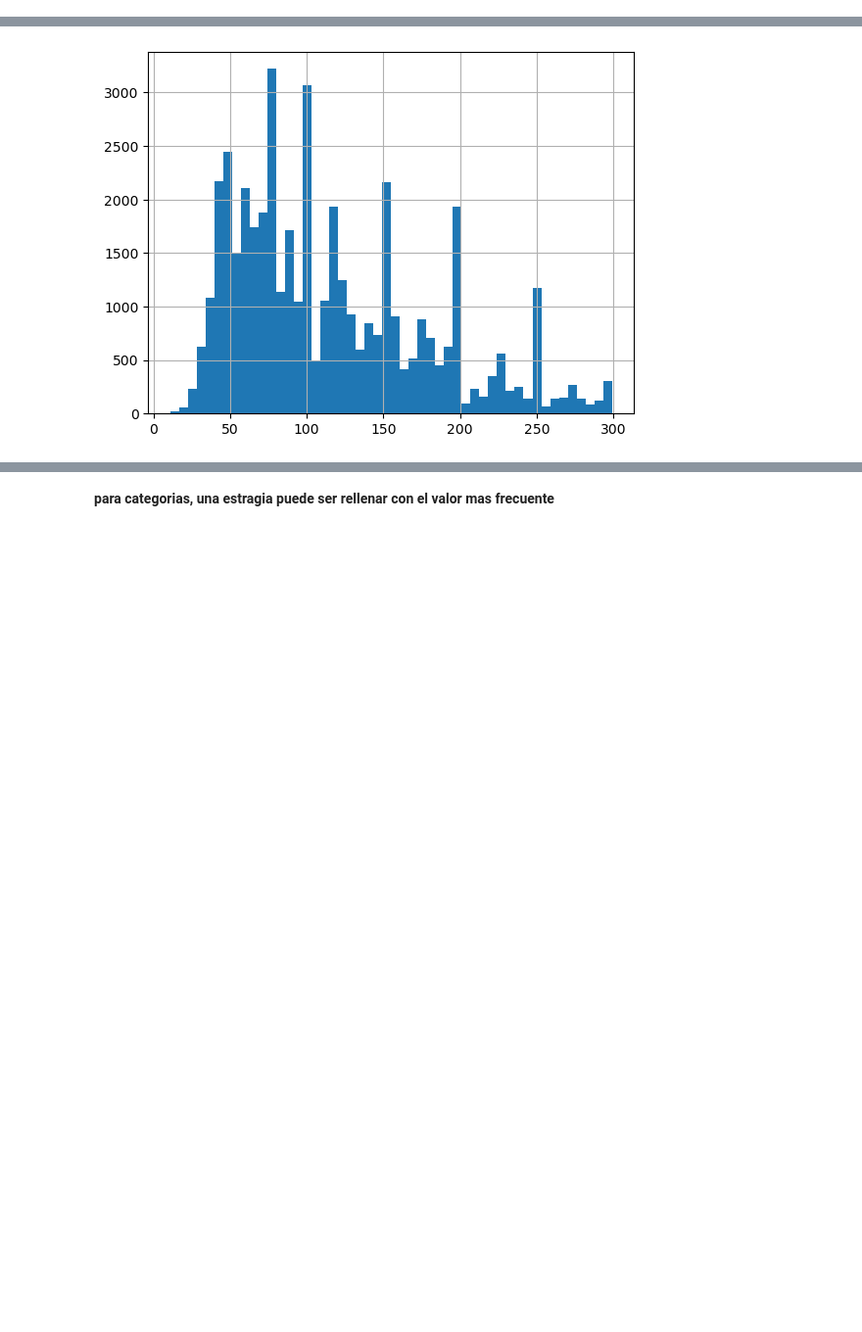
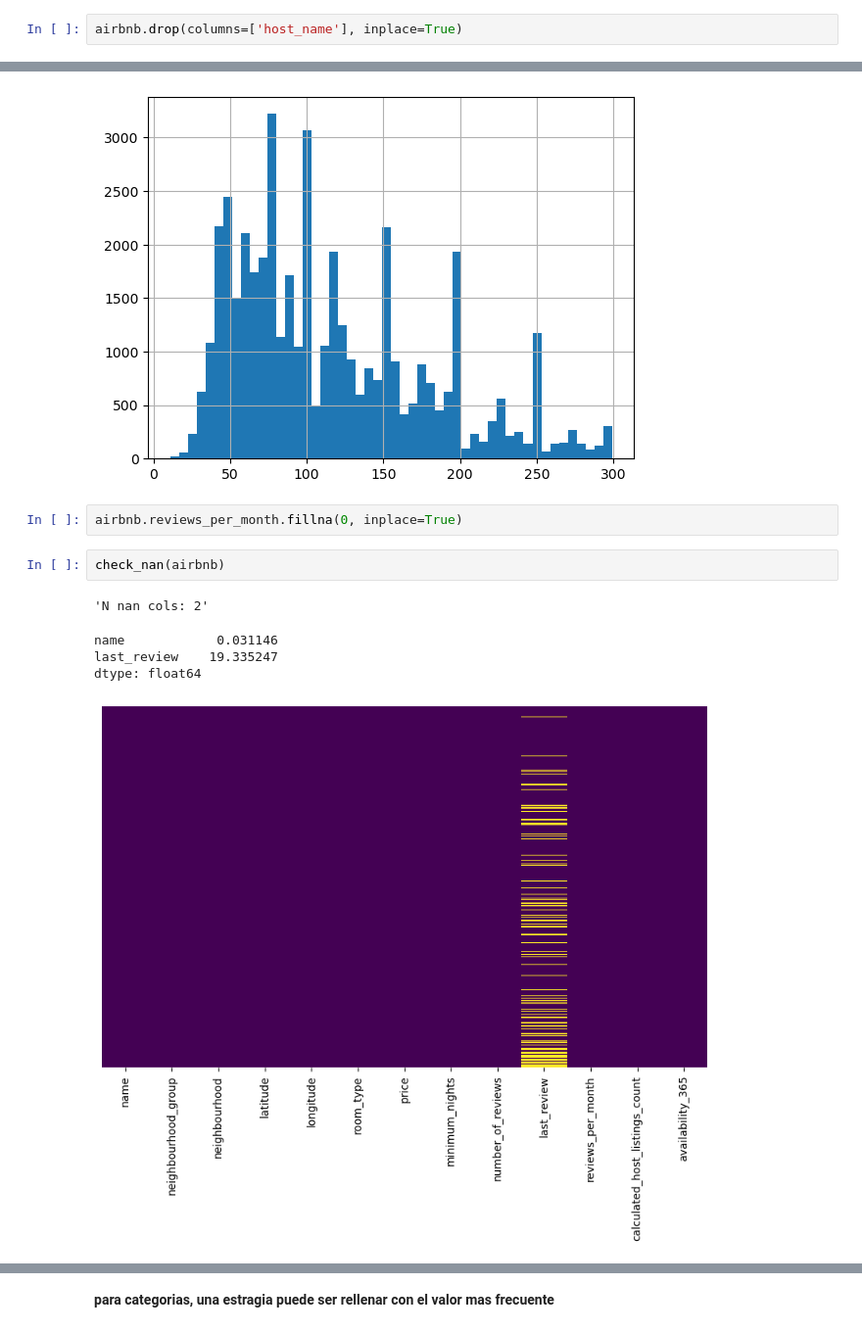
Before and after one commit to Ironhack-Data-Madrid-Julio-2023/apuntes_clase, a Jupyter notebook: semana_2/4.1 - Data Cleaning 2.ipynb, the cells around one changed output, grey strips where cells are left out. Shown: that part at 98% size. Saved outputs shown, nothing was run; the diff lists cells and outputs as text; blank space fills up the shorter version.

```diff
--- a/semana_2/4.1 - Data Cleaning 2.ipynb
+++ b/semana_2/4.1 - Data Cleaning 2.ipynb
@@ -268,6 +287,8 @@ airbnb.shape
 airbnb_ori.shape
 # %% [output]
 (48895, 16)
+# %%
+airbnb.drop(columns=['host_name'], inplace=True)
 # %%
 check_nan(airbnb)
 # %% [output]
@@ -285,3 +306,13 @@ airbnb['price'].min(), airbnb['price'].mean(), airbnb['price'].max()
 airbnb.price.hist(bins=50);  # 50 barras
 # %% [output]
 [figure]
+# %%
+airbnb.reviews_per_month.fillna(0, inplace=True)
+# %%
+check_nan(airbnb)
+# %% [output]
+'N nan cols: 2'
+name            0.031146
+last_review    19.335247
+dtype: float64
+[figure, added]
```
Also changed, not shown: parts of 58 cells of this notebook.
